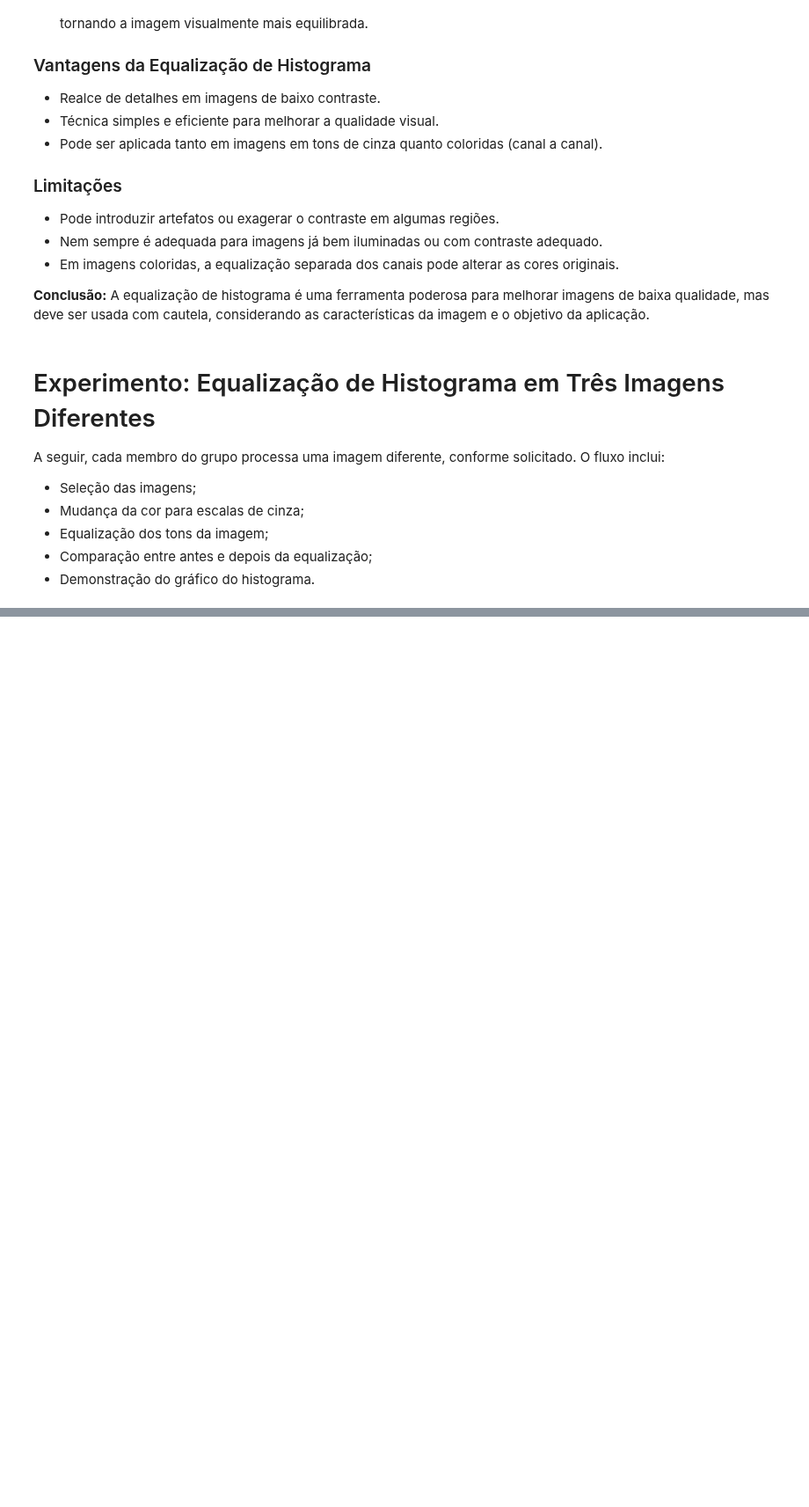
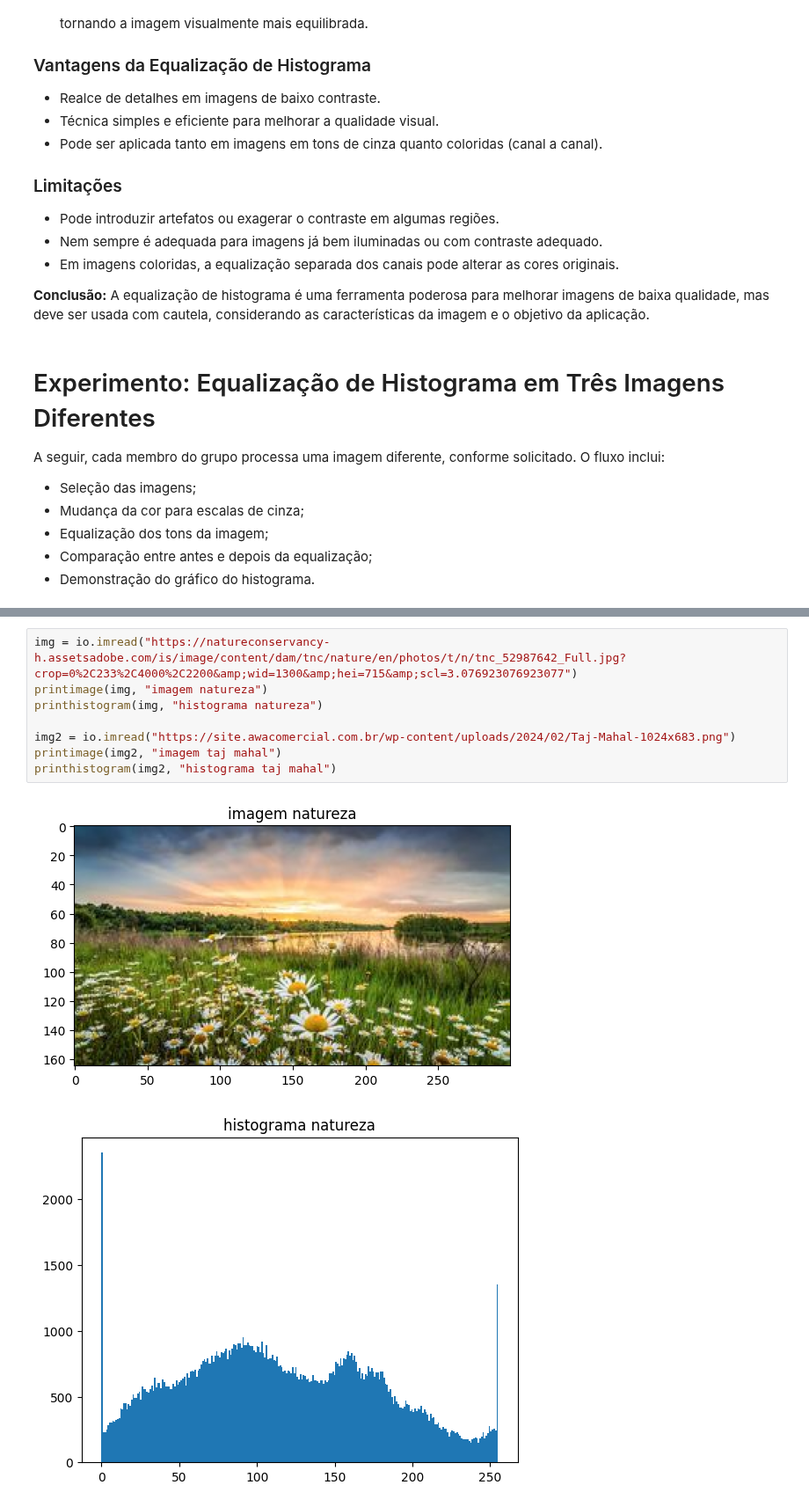
Before and after one commit to FelipeMajor/Projeto_Limiarizacao, a Jupyter notebook: Main.ipynb, the cells around one changed output, grey strips where cells are left out. Shown at 88% size. Saved outputs shown, nothing was run; the diff lists cells and outputs as text; blank space fills up the shorter version.

```diff
--- a/Main.ipynb
+++ b/Main.ipynb
@@ -121,0 +114,11 @@ NameError: name 'io' is not defined
+# %%
+img = io.imread("https://natureconservancy-h.assetsadobe.com/is/image/content/dam/tnc/nature/en/photos/t/n/tnc_52987642_Full.jpg?crop=0%2C233%2C4000%2C2200&amp;wid=1300&amp;hei=715&amp;scl=3.076923076923077")
+printimage(img, "imagem natureza")
+printhistogram(img, "histograma natureza")
+
+img2 = io.imread("https://site.awacomercial.com.br/wp-content/uploads/2024/02/Taj-Mahal-1024x683.png")
+printimage(img2, "imagem taj mahal")
+printhistogram(img2, "histograma taj mahal")
+# %% [output]
+[figure, added]
+[figure, added]
```
Also changed, not shown: parts of 19 cells of this notebook, 2 other files.
